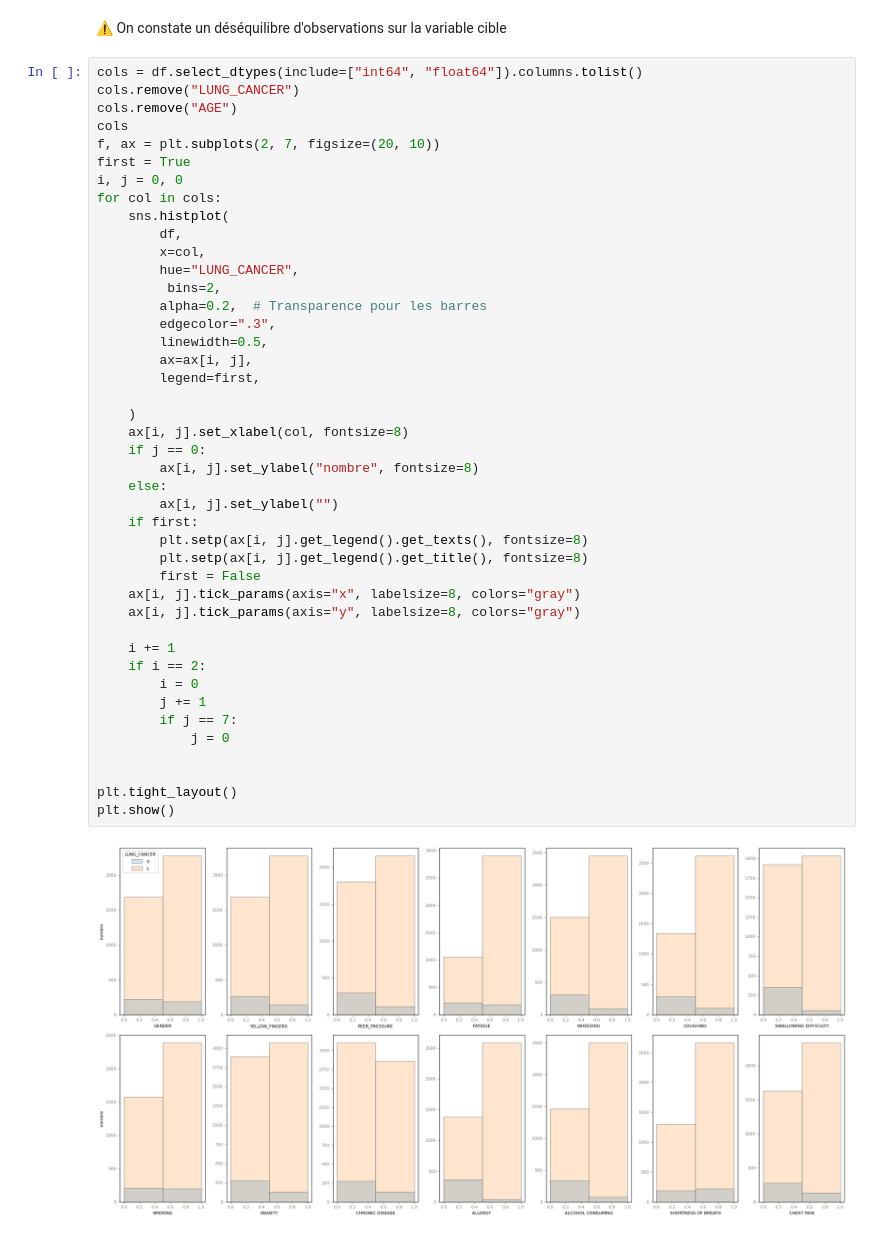
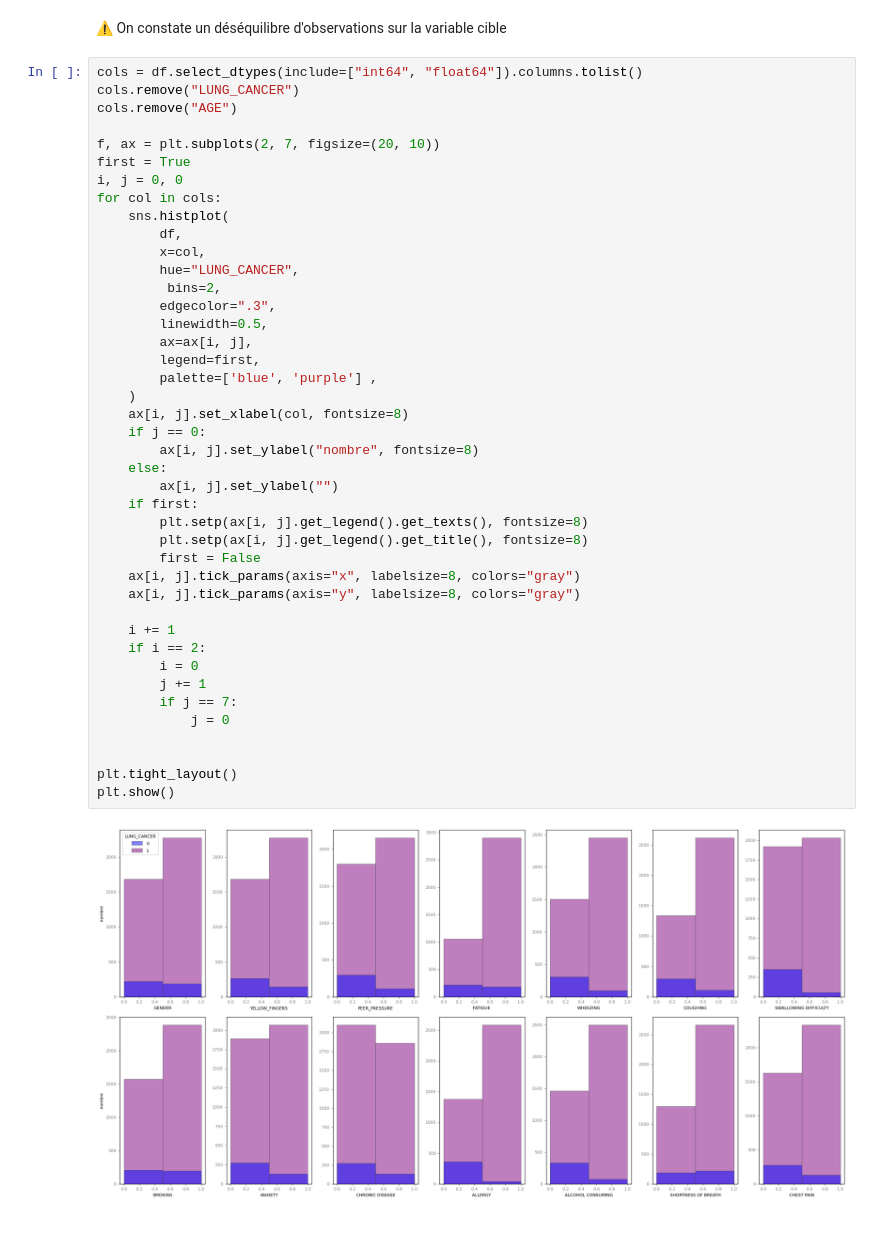
Before and after one commit to FrancoisHellebuyck-Formation/project6, a Jupyter notebook: notebooks/01-exploration.ipynb, the cells around one changed output. Saved outputs shown, nothing was run; the diff lists cells and outputs as text.

```diff
--- a/notebooks/01-exploration.ipynb
+++ b/notebooks/01-exploration.ipynb
@@ -115,7 +115,7 @@ print_end()
 cols = df.select_dtypes(include=["int64", "float64"]).columns.tolist()
 cols.remove("LUNG_CANCER")
 cols.remove("AGE")
-cols
+
 f, ax = plt.subplots(2, 7, figsize=(20, 10))
 first = True
 i, j = 0, 0
@@ -125,37 +125,36 @@ for col in cols:
         x=col,
         hue="LUNG_CANCER",
          bins=2,
-        alpha=0.2,  # Transparence pour les barres
         edgecolor=".3",
         linewidth=0.5,
         ax=ax[i, j],
         legend=first,
-
+        palette=['blue', 'purple'] ,
     )
     ax[i, j].set_xlabel(col, fontsize=8)
     if j == 0:
         ax[i, j].set_ylabel("nombre", fontsize=8)
     else:
         ax[i, j].set_ylabel("")
     if first:
         plt.setp(ax[i, j].get_legend().get_texts(), fontsize=8)
         plt.setp(ax[i, j].get_legend().get_title(), fontsize=8)
         first = False
     ax[i, j].tick_params(axis="x", labelsize=8, colors="gray")
     ax[i, j].tick_params(axis="y", labelsize=8, colors="gray")
 
     i += 1
     if i == 2:
         i = 0
         j += 1
         if j == 7:
             j = 0
 
 
 plt.tight_layout()
 plt.show()
 # %% [output]
-[figure, old version]
+[figure, new version]
 # %%
 # Histogrammes des cas de cancer du poumon en fonction de l'age
 print_title("Histogrammes des cas de cancer du poumon en fonction de l'age")
```
Also changed, not shown: parts of 6 cells of this notebook, 2 other files.
